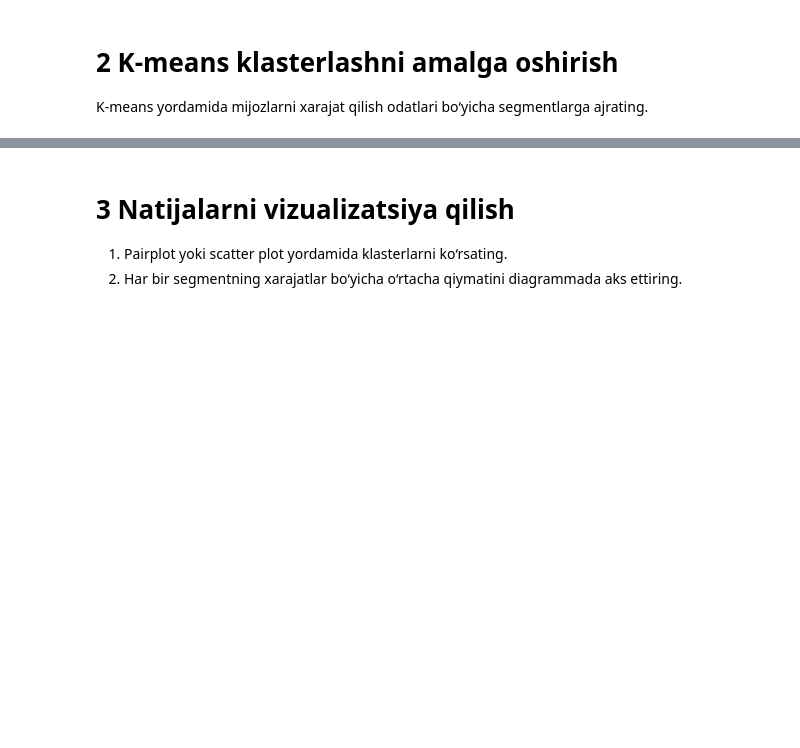
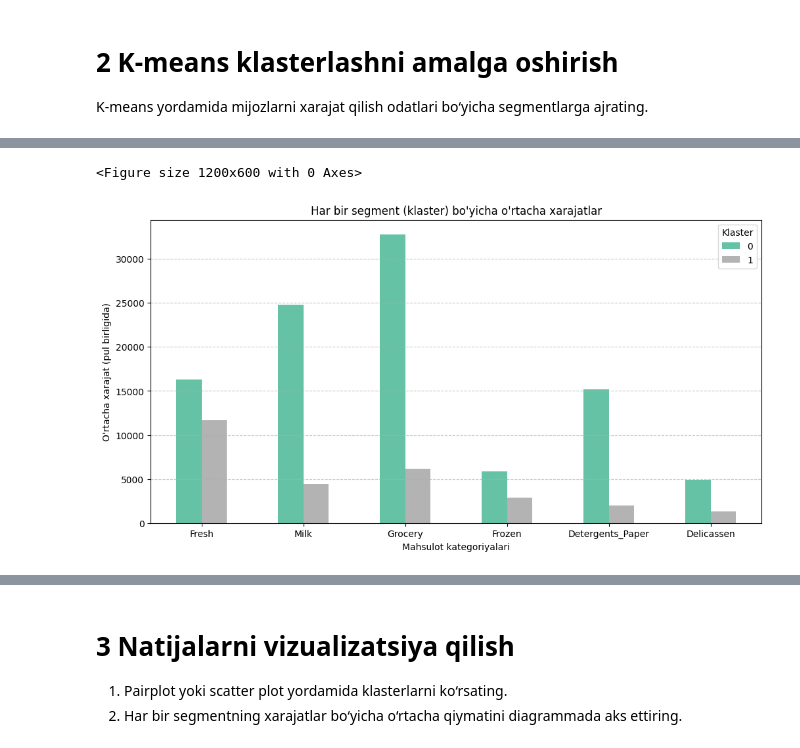
Before and after one commit to valixonovai/ML, a Jupyter notebook: ml-algorithm/k_means_valixonov.ipynb, the cells around one changed output, grey strips where cells are left out. Cells and saved outputs as stored; diff of their text form; code cells hidden in the pictures; blank space fills up the shorter version.

```diff
--- a/ml-algorithm/k_means_valixonov.ipynb
+++ b/ml-algorithm/k_means_valixonov.ipynb
@@ -126,0 +140,12 @@ KMeans(init='random', n_clusters=4, n_init=15)
+# %%
+# 1. Asl (scale qilinmagan) dataframe nusxasini olamiz
+df_analysis = pd.read_csv("https://raw.githubusercontent.com/alishermutalov/praktikum-datasets/refs/heads/praktikum/Wholesale_customers_data.csv")
+df_analysis = df_analysis.drop(columns=["Channel", "Region"])
+
+# 2. Modellangan klaster yorliqlarini biriktiramiz
+# (Agar modelni butun df uchun o'qitgan bo'lsangiz: model.predict(df))
+df_analysis['Cluster'] = model.predict(df)
+
+# 3. Har bir klaster bo'yicha o'rtacha xarajatlarni hisoblaymiz
+cluster_means = df_analysis.groupby('Cluster').mean()
+print(cluster_means)
@@ -127,3 +162,18 @@ KMeans(init='random', n_clusters=4, n_init=15)
+# %%
+# Klasterlar bo'yicha o'rtacha xarajatlar diagrammasi
+plt.figure(figsize=(12, 6))
+ax = cluster_means.T.plot(kind='bar', figsize=(12, 6), colormap='Set2')
+
+plt.title("Har bir segment (klaster) bo'yicha o'rtacha xarajatlar")
+plt.xlabel("Mahsulot kategoriyalari")
+plt.ylabel("O'rtacha xarajat (pul birligida)")
+plt.xticks(rotation=0)
+plt.legend(title="Klaster")
+plt.grid(axis='y', linestyle='--', alpha=0.7)
+plt.show()
+# %% [output]
+<Figure size 1200x600 with 0 Axes>
+[figure, added]
 # %%
 model.cluster_centers_
 # %% [output]
```
Also changed, not shown: parts of 9 cells of this notebook.
